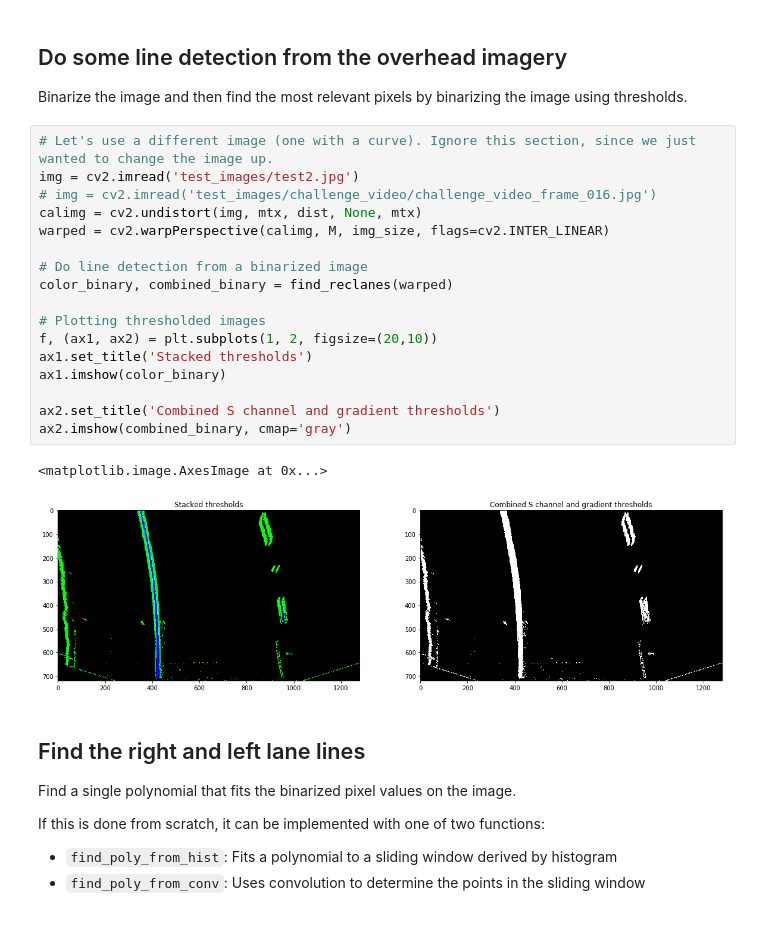
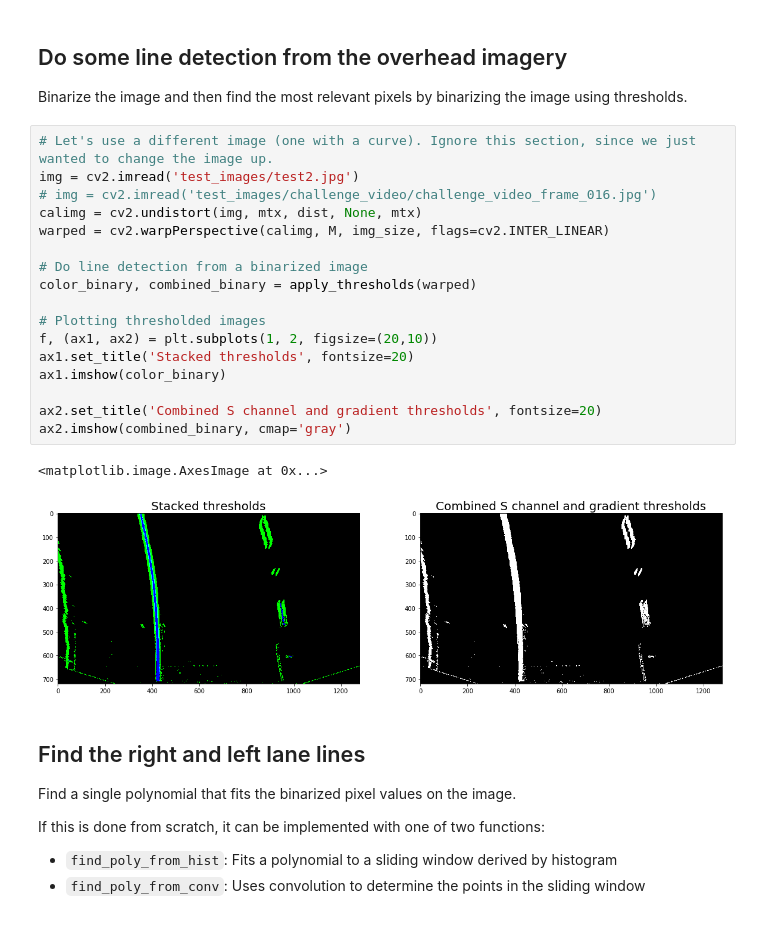
Before and after one commit to amanda-ni/CarND-Advanced-Lane-Lines, a Jupyter notebook: Pipeline.ipynb, the cells around one changed output. Saved outputs shown, nothing was run; the diff lists cells and outputs as text.

```diff
--- a/Pipeline.ipynb
+++ b/Pipeline.ipynb
@@ -157,23 +157,23 @@ Binarize the image and then find the most relevant pixels by binarizing the imag
 # %%
 # Let's use a different image (one with a curve). Ignore this section, since we just wanted to change the image up.
 img = cv2.imread('test_images/test2.jpg')
 # img = cv2.imread('test_images/challenge_video/challenge_video_frame_016.jpg')
 calimg = cv2.undistort(img, mtx, dist, None, mtx)
 warped = cv2.warpPerspective(calimg, M, img_size, flags=cv2.INTER_LINEAR)
 
 # Do line detection from a binarized image
-color_binary, combined_binary = find_reclanes(warped)
+color_binary, combined_binary = apply_thresholds(warped)
 
 # Plotting thresholded images
 f, (ax1, ax2) = plt.subplots(1, 2, figsize=(20,10))
-ax1.set_title('Stacked thresholds')
+ax1.set_title('Stacked thresholds', fontsize=20)
 ax1.imshow(color_binary)
 
-ax2.set_title('Combined S channel and gradient thresholds')
+ax2.set_title('Combined S channel and gradient thresholds', fontsize=20)
 ax2.imshow(combined_binary, cmap='gray')
 # %% [output]
 <matplotlib.image.AxesImage at 0x...>
-[figure, old version]
+[figure, new version]
 # %% [markdown]
 ## Find the right and left lane lines
 
```
Also changed, not shown: parts of 2 cells of this notebook, 10 other files.
